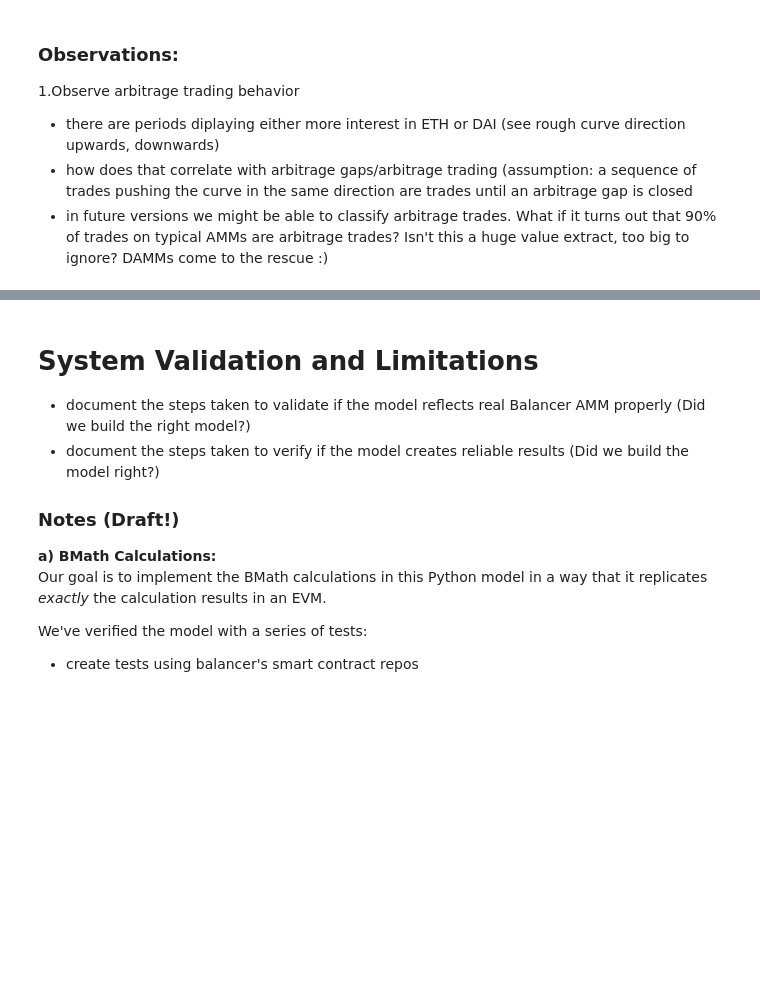
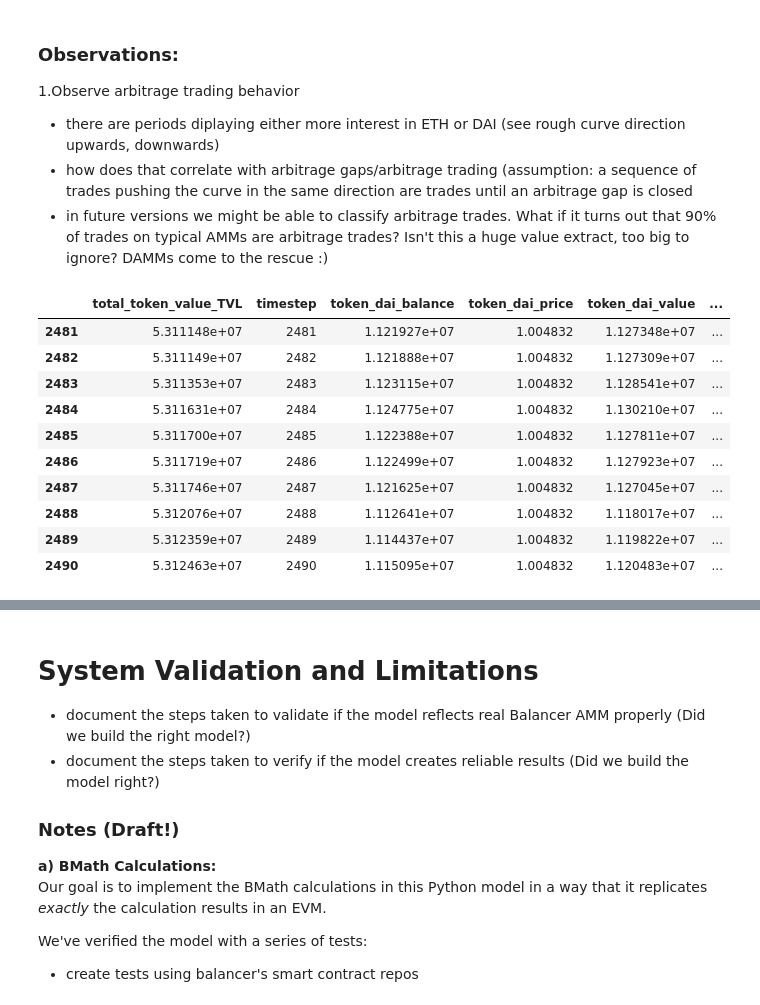
Before and after one commit to TokenEngineeringCommunity/BalancerPools_Model, a Jupyter notebook: BalancerAMM-v013.ipynb, the cells around one changed output, grey strips where cells are left out. Saved outputs shown, nothing was run; the diff lists cells and outputs as text; code cells hidden in the pictures; blank space fills up the shorter version.

```diff
--- a/BalancerAMM-v013.ipynb
+++ b/BalancerAMM-v013.ipynb
@@ -315,3 +316,37 @@ plt.show()
 - there are periods diplaying either more interest in ETH or DAI (see rough curve direction upwards, downwards)
 - how does that correlate with arbitrage gaps/arbitrage trading (assumption: a sequence of trades pushing the curve in the same direction are trades until an arbitrage gap is closed
 - in future versions we might be able to classify arbitrage trades. What if it turns out that 90% of trades on typical AMMs are arbitrage trades? Isn't this a huge value extract, too big to ignore? DAMMs come to the rescue :)
+# %%
+#ANALYSE TVL
+#CREATE CUSTOMIZED DATAFRAME FROM DATAFRAME ZERO (p_df)
+
+tvl_p_df = pd.DataFrame(columns=['total_token_value_TVL', 'timestep'])
+tvl_p_df['timestep'] = p_df['timestep']
+
+#provide list of tokens (can perhaps be refactored to pull automatically from genesis_state.py?)
+tlist = ('dai','weth')
+
+# append existing columns (balance+price), and create new column for values
+for i in tlist:
+    tvl_p_df[f'token_{i}_balance'] = p_df[f'token_{i}_balance']
+    tvl_p_df[f'token_{i}_price'] = p_df[f'token_{i}_value']
+    tvl_p_df[f'token_{i}_value'] = tvl_p_df[f'token_{i}_balance']*tvl_p_df[f'token_{i}_price']
+
+# calculate TVL
+for i in tlist: #needs refactoring, so that we not only pick a+b but all tokens (up to 8) values
+    a = tvl_p_df[f'token_{tlist[0]}_value']
+    b = tvl_p_df[f'token_{tlist[1]}_value']
+    tvl_p_df['total_token_value_TVL'] = a + b
+tvl_p_df.tail(10)
+# %% [output]
+|  | total_token_value_TVL | timestep | token_dai_balance | token_dai_price | token_dai_value | ... |
+| 2481 | 5.311148e+07 | 2481 | 1.121927e+07 | 1.004832 | 1.127348e+07 | ... |
+| 2482 | 5.311149e+07 | 2482 | 1.121888e+07 | 1.004832 | 1.127309e+07 | ... |
+| 2483 | 5.311353e+07 | 2483 | 1.123115e+07 | 1.004832 | 1.128541e+07 | ... |
+| 2484 | 5.311631e+07 | 2484 | 1.124775e+07 | 1.004832 | 1.130210e+07 | ... |
+| 2485 | 5.311700e+07 | 2485 | 1.122388e+07 | 1.004832 | 1.127811e+07 | ... |
+| 2486 | 5.311719e+07 | 2486 | 1.122499e+07 | 1.004832 | 1.127923e+07 | ... |
+| 2487 | 5.311746e+07 | 2487 | 1.121625e+07 | 1.004832 | 1.127045e+07 | ... |
+| 2488 | 5.312076e+07 | 2488 | 1.112641e+07 | 1.004832 | 1.118017e+07 | ... |
+| 2489 | 5.312359e+07 | 2489 | 1.114437e+07 | 1.004832 | 1.119822e+07 | ... |
+| 2490 | 5.312463e+07 | 2490 | 1.115095e+07 | 1.004832 | 1.120483e+07 | ... |
```
Also changed, not shown: parts of 3 cells of this notebook.
